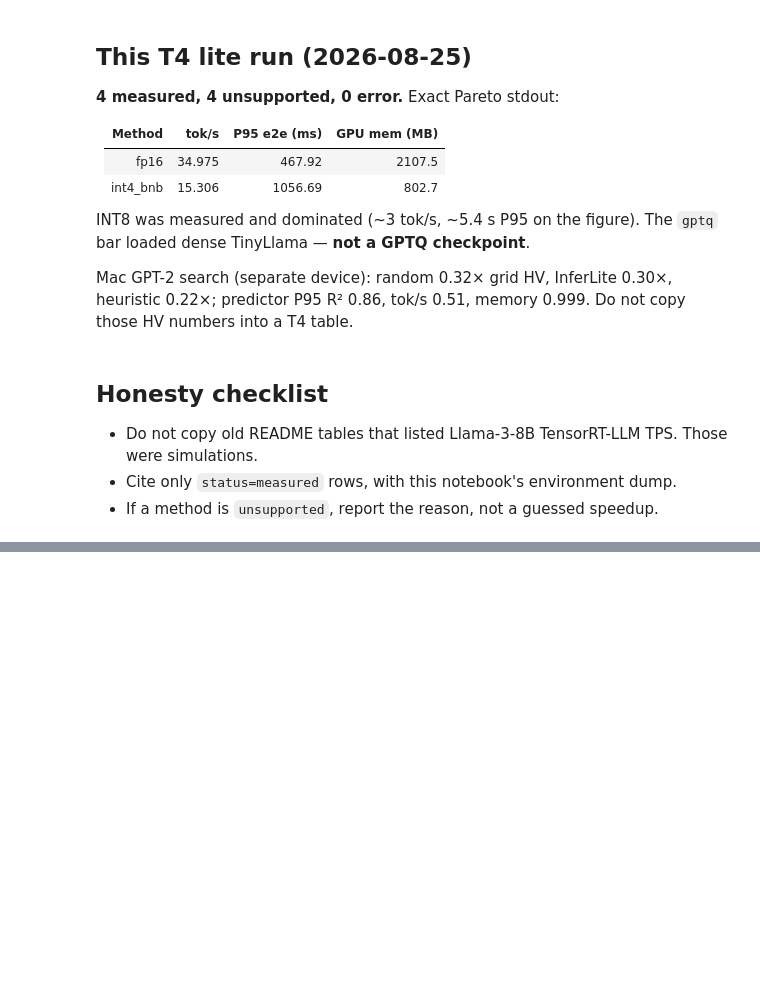
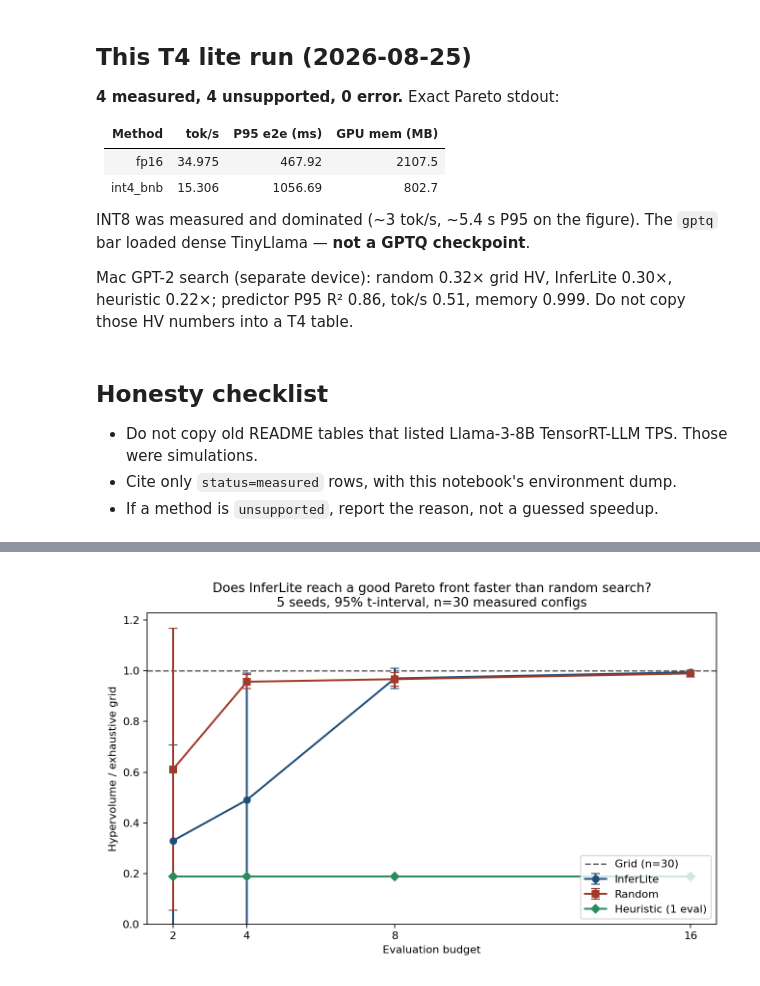
Before and after one commit to Shivani767/llm-inferlite, a Jupyter notebook: notebooks/inferlite_colab.ipynb, the cells around one changed output, grey strips where cells are left out. Cells and saved outputs as stored; diff of their text form; code cells hidden in the pictures; blank space fills up the shorter version.

```diff
--- a/notebooks/inferlite_colab.ipynb
+++ b/notebooks/inferlite_colab.ipynb
@@ -378,0 +479,92 @@ Mac GPT-2 search (separate device): random 0.32× grid HV, InferLite 0.30×, heu
+# %%
+import gc, json, textwrap
+from pathlib import Path
+
+try:
+    import torch
+    gc.collect()
+    if torch.cuda.is_available():
+        torch.cuda.empty_cache()
+except Exception:
+    pass
+
+import psutil
+avail_gb = psutil.virtual_memory().available / (1024 ** 3)
+print(f"available RAM {avail_gb:.1f} GiB")
+!free -h | head -2
+!nvidia-smi --query-gpu=memory.used,memory.total --format=csv,noheader || true
+if avail_gb < 6:
+    raise SystemExit(
+        "RAM too low. Runtime → Restart session, re-run clone + pip + capabilities, "
+        "skip lite / n=4 search / GGUF, then this cell."
+    )
+
+from research.optimizer import run_budget_sweep  # needs the updated optimizer.py on the clone
+
+cfg_path = REPO_ROOT / "configs" / "optimizer_colab_t4_scale.yaml"
+cfg_path.parent.mkdir(parents=True, exist_ok=True)
+cfg_path.write_text(textwrap.dedent("""
+    name: optimizer_colab_t4_scale
+    seed: 42
+    seeds: [42, 123, 456, 789, 1000]
+    budgets: [2, 4, 8, 16]
+    model_id: TinyLlama/TinyLlama-1.1B-Chat-v1.0
+    warmup_runs: 1
+    measure_runs: 1
+    keep_one_method: true
+    results_dir: results/optimizer_colab_t4_scale
+    search_space:
+      methods: [fp16, int4_bnb]
+      context_tokens: [32, 48, 64, 96, 128]
+      max_new_tokens: [8, 12, 16]
+      batch_sizes: [1]
+      skip_unsupported: true
+    strategies: [grid, random, heuristic, inferlite]
+    experiments:
+      - type: search
+""").lstrip())
+print("wrote", cfg_path)
+
+from research.runner import load_config, run_config
+
+cfg = load_config(cfg_path)
+cfg["results_dir"] = str(BACKEND / "results" / "optimizer_colab_t4_scale")
+search = run_config(cfg, results_dir=cfg["results_dir"], make_plots=True)
+print("measured", search["n_measured"], "unsupported", search["n_unsupported"], "error", search["n_error"])
+print("grid rows:")
+for rec in search.get("records") or []:
+    metrics = rec.get("metrics") or {}
+    tps = (metrics.get("tokens_per_sec") or {}).get("mean")
+    p95 = (metrics.get("e2e_latency_ms") or {}).get("p95")
+    mem = metrics.get("peak_gpu_allocated_mb") or metrics.get("peak_rss_mb")
+    key = (rec.get("config") or {}).get("candidate_key")
+    print(rec.get("status"), rec.get("method"), key, "tok/s", tps, "P95", p95, "mem", mem)
+
+sweep_path = Path(cfg["results_dir"]) / "budget_sweep.json"
+csv_path = Path(cfg["results_dir"]) / "hv_vs_budget.csv"
+if sweep_path.exists():
+    sweep = json.loads(sweep_path.read_text())
+    print("n_search_space", sweep.get("n_search_space"), "seeds", sweep.get("seeds"), "budgets", sweep.get("budgets"))
+    print(json.dumps(sweep.get("inferlite_vs_random"), indent=2))
+    print(json.dumps(sweep.get("comparison"), indent=2))
+if csv_path.exists():
+    print(csv_path.read_text())
+print("csv", search["csv"])
+
+from IPython.display import Image, display
+fig = Path(cfg["results_dir"]) / "figures" / "hv_vs_budget.png"
+if fig.exists():
+    display(Image(filename=str(fig)))
+
+import shutil
+zip_base = Path("/content/optimizer_colab_t4_scale")
+out_dir = Path(cfg["results_dir"])
+if out_dir.exists():
+    shutil.make_archive(str(zip_base), "zip", root_dir=out_dir)
+    print("zip", zip_base.with_suffix(".zip"))
+    try:
+        from google.colab import files
+        files.download(str(zip_base.with_suffix(".zip")))
+    except Exception as exc:
+        print("download skipped:", type(exc).__name__, exc)
+# %% [output]
@@ -378,0 +615 @@ Mac GPT-2 search (separate device): random 0.32× grid HV, InferLite 0.30×, heu
+[figure, added]
```
Also changed, not shown: parts of 5 cells of this notebook.
